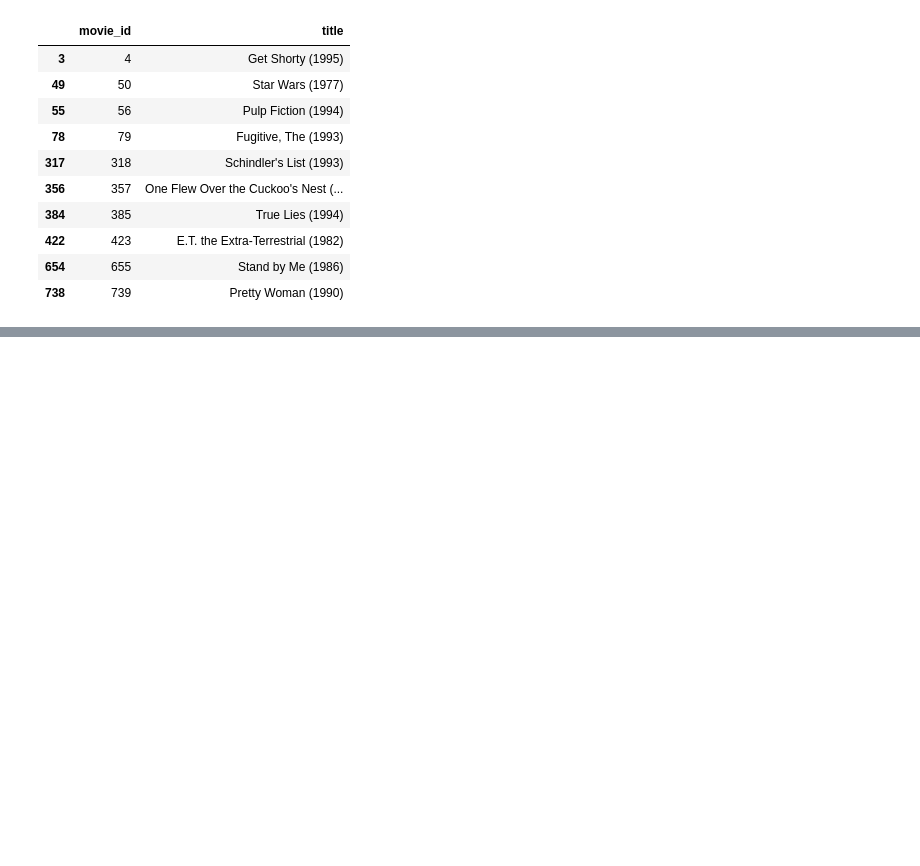
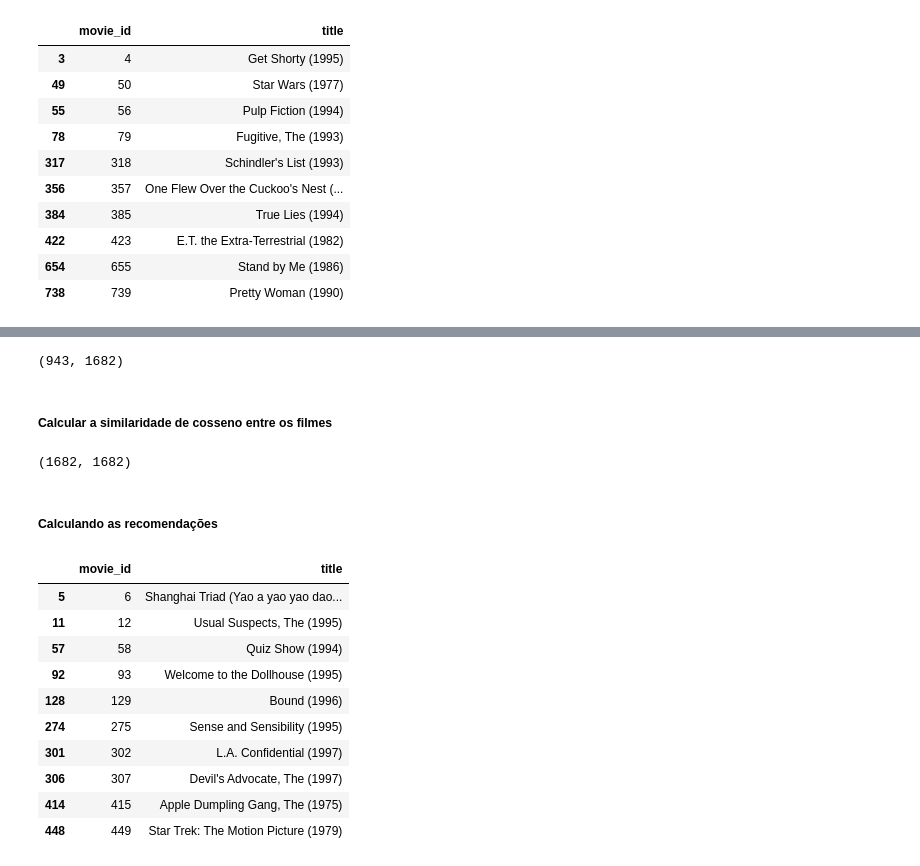
Before and after one commit to jonnathann/portifolio_ra, a Jupyter notebook: notebooks/recommender_system.ipynb, the cells around one changed output, grey strips where cells are left out. Cells and saved outputs as stored; diff of their text form; code cells hidden in the pictures; blank space fills up the shorter version.

Commit message:
finalizando sistema de recomendação baseado em filtros colaborativos

```diff
--- a/notebooks/recommender_system.ipynb
+++ b/notebooks/recommender_system.ipynb
@@ -153,0 +194,80 @@ pd.DataFrame(top_10_active_movies[['movie_id', 'title']])
+# %%
+# Criar a matriz de interações (usuário x filme)
+rating_matrix = evaluate.pivot_table(index="user_id", columns="movie_id", values="rating")
+
+# Substituir valores NaN por 0
+rating_matrix = rating_matrix.fillna(0)
+
+# Exibir as primeiras linhas
+rating_matrix.shape
+# %% [output]
+(943, 1682)
+# %% [markdown]
+##### Calcular a similaridade de cosseno entre os filmes
+# %%
+from sklearn.metrics.pairwise import cosine_similarity
+from scipy.sparse import csr_matrix
+
+# Converter a matriz para formato esparso
+rating_matrix_sparse = csr_matrix(rating_matrix)
+
+# Calcular a similaridade de cosseno entre os filmes
+similarity_matrix = cosine_similarity(rating_matrix_sparse.T)
+
+# Criar um DataFrame para visualizar as similaridades
+similarity_df = pd.DataFrame(similarity_matrix, index=rating_matrix.columns, columns=rating_matrix.columns)
+
+# Exibir as primeiras linhas da similaridade
+similarity_df.shape
+# %% [output]
+(1682, 1682)
+# %% [markdown]
+##### Calculando as recomendações
+# %%
+import numpy as np
+
+def recommend_movies(movie_id, rating_matrix, similarity_matrix, top_n=10):
+    # Verificar se o filme existe na matriz
+    if movie_id not in rating_matrix.columns:
+        print(f"Filme com id {movie_id} não encontrado.")
+        return []
+
+    # Obter os índices de similaridade para o filme de entrada
+    movie_similarity_scores = similarity_matrix[movie_id].values
+
+    # Transpor a matriz de avaliações para alinhar as dimensões (n_usuarios x n_filmes)
+    transposed_ratings = rating_matrix.values.T  # Agora é (n_filmes, n_usuarios)
+
+    # Calcular as pontuações de recomendação
+    scores = np.dot(movie_similarity_scores, transposed_ratings)  # Produto escalar para calcular as pontuações
+
+    # Normalização: subtrair a média das avaliações dos filmes (com a forma correta)
+    movie_avg_ratings = rating_matrix.mean(axis=0).values  # A média por filme
+
+    # Subtrair a média de cada filme de sua respectiva pontuação
+    for i in range(len(scores)):
+        scores[i] -= movie_avg_ratings[i]  # Subtrair a média de avaliações do filme
+
+    # Ordenar os filmes por pontuação (em ordem decrescente)
+    recommended_movie_ids = scores.argsort()[-top_n:][::-1]  # Pega os top_n filmes
+
+    # Obter os títulos dos filmes recomendados
+    recommended_movies = movies[movies['movie_id'].isin(recommended_movie_ids)]
+
+    return recommended_movies[['movie_id', 'title']]
+
+# Exemplo de recomendação para um filme com id 1
+recommended_movies = recommend_movies(movie_id=5, rating_matrix=rating_matrix, similarity_matrix=similarity_df)
+recommended_movies
+# %% [output]
+|  | movie_id | title |
+| 5 | 6 | Shanghai Triad (Yao a yao yao dao... |
+| 11 | 12 | Usual Suspects, The (1995) |
+| 57 | 58 | Quiz Show (1994) |
+| 92 | 93 | Welcome to the Dollhouse (1995) |
+| 128 | 129 | Bound (1996) |
+| 274 | 275 | Sense and Sensibility (1995) |
+| 301 | 302 | L.A. Confidential (1997) |
+| 306 | 307 | Devil's Advocate, The (1997) |
+| 414 | 415 | Apple Dumpling Gang, The (1975) |
+| 448 | 449 | Star Trek: The Motion Picture (1979) |
```
Also changed, not shown: parts of 6 cells of this notebook.
